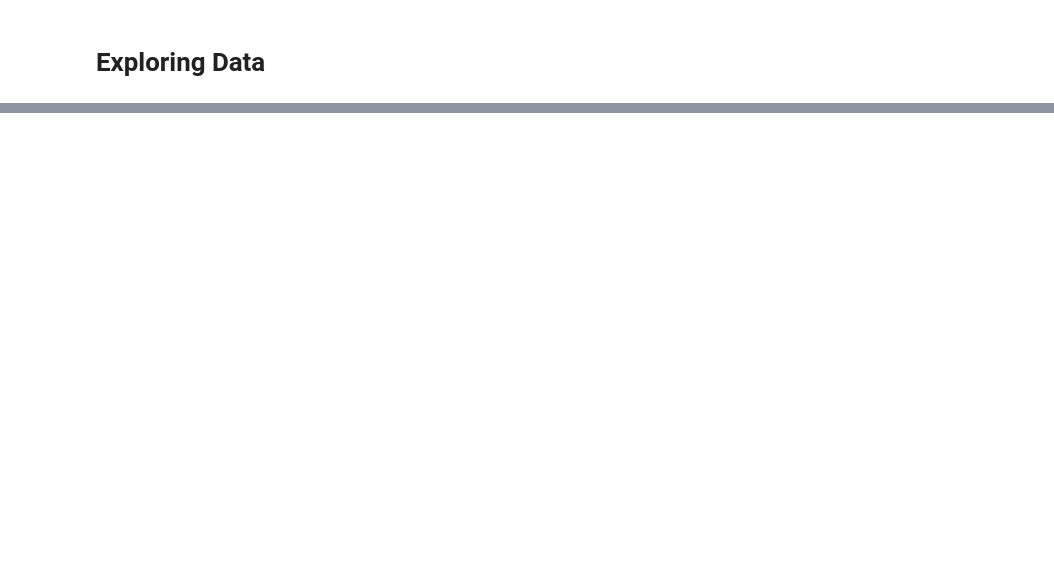
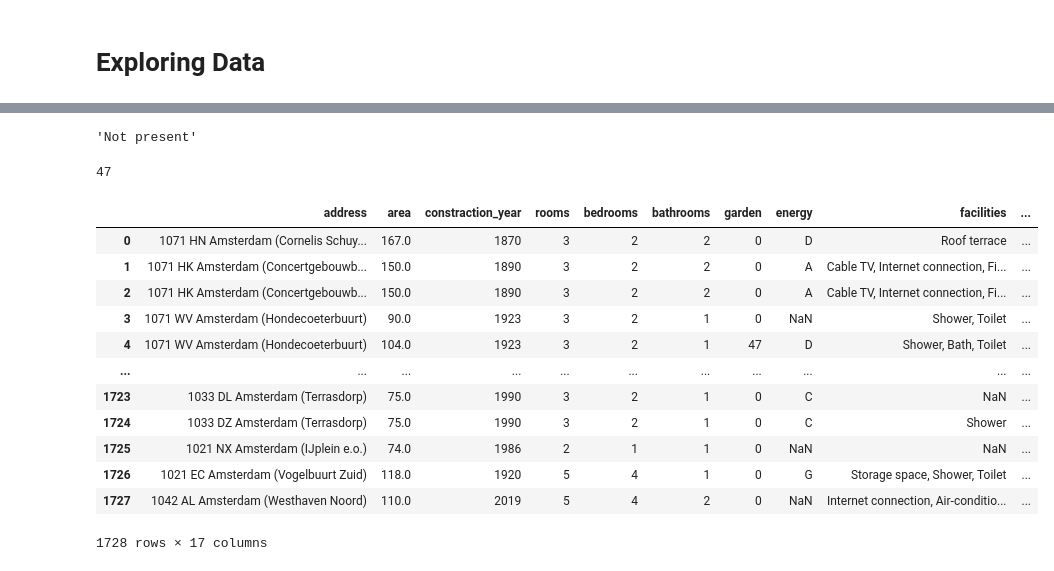
Before and after one commit to Mohammed-abdulaziz-eisa/Rental-Price-Prediction-End-to-End-MLOps-Project, a Jupyter notebook: model_baseline.ipynb, the cells around one changed output, grey strips where cells are left out. Saved outputs shown, nothing was run; the diff lists cells and outputs as text; code cells hidden in the pictures; blank space fills up the shorter version.

```diff
--- a/model_baseline.ipynb
+++ b/model_baseline.ipynb
@@ -21,0 +138,34 @@ data.sample(10)
+# %%
+data_encoded['garden'][3]
+# %% [output]
+'Not present'
+# %%
+# here how we can deal with this case i need only to extract the number from the string
+
+int(re.findall(r'\d+' , data_encoded['garden'][4])[0])
+# %% [output]
+47
+# %%
+# for i in range(len(data_encoded)):
+#     if data_encoded.garden[i]=='Not present':
+#         data_encoded.garden[i]=0
+#     else: data_encoded.garden[i] = int(re.findall(r'\d+', data_encoded.garden[i])[0])
+
+# Alternative way of doing this
+data_encoded['garden'] = data_encoded['garden'].apply(lambda x : 0 if  x == "Not present" else int(re.findall(r'\d+', x)[0]))
+# %%
+data_encoded
+# %% [output]
+|  | address | area | constraction_year | rooms | bedrooms | bathrooms | garden | energy | facilities | ... |
+| 0 | 1071 HN Amsterdam (Cornelis Schuy... | 167.0 | 1870 | 3 | 2 | 2 | 0 | D | Roof terrace | ... |
+| 1 | 1071 HK Amsterdam (Concertgebouwb... | 150.0 | 1890 | 3 | 2 | 2 | 0 | A | Cable TV, Internet connection, Fi... | ... |
+| 2 | 1071 HK Amsterdam (Concertgebouwb... | 150.0 | 1890 | 3 | 2 | 2 | 0 | A | Cable TV, Internet connection, Fi... | ... |
+| 3 | 1071 WV Amsterdam (Hondecoeterbuurt) | 90.0 | 1923 | 3 | 2 | 1 | 0 | NaN | Shower, Toilet | ... |
+| 4 | 1071 WV Amsterdam (Hondecoeterbuurt) | 104.0 | 1923 | 3 | 2 | 1 | 47 | D | Shower, Bath, Toilet | ... |
+| ... | ... | ... | ... | ... | ... | ... | ... | ... | ... | ... |
+| 1723 | 1033 DL Amsterdam (Terrasdorp) | 75.0 | 1990 | 3 | 2 | 1 | 0 | C | NaN | ... |
+| 1724 | 1033 DZ Amsterdam (Terrasdorp) | 75.0 | 1990 | 3 | 2 | 1 | 0 | C | Shower | ... |
+| 1725 | 1021 NX Amsterdam (IJplein e.o.) | 74.0 | 1986 | 2 | 1 | 1 | 0 | NaN | NaN | ... |
+| 1726 | 1021 EC Amsterdam (Vogelbuurt Zuid) | 118.0 | 1920 | 5 | 4 | 1 | 0 | G | Storage space, Shower, Toilet | ... |
+| 1727 | 1042 AL Amsterdam (Westhaven Noord) | 110.0 | 2019 | 5 | 4 | 2 | 0 | NaN | Internet connection, Air-conditio... | ... |
+1728 rows × 17 columns
```
Also changed, not shown: parts of 36 cells of this notebook, 1 other file.
